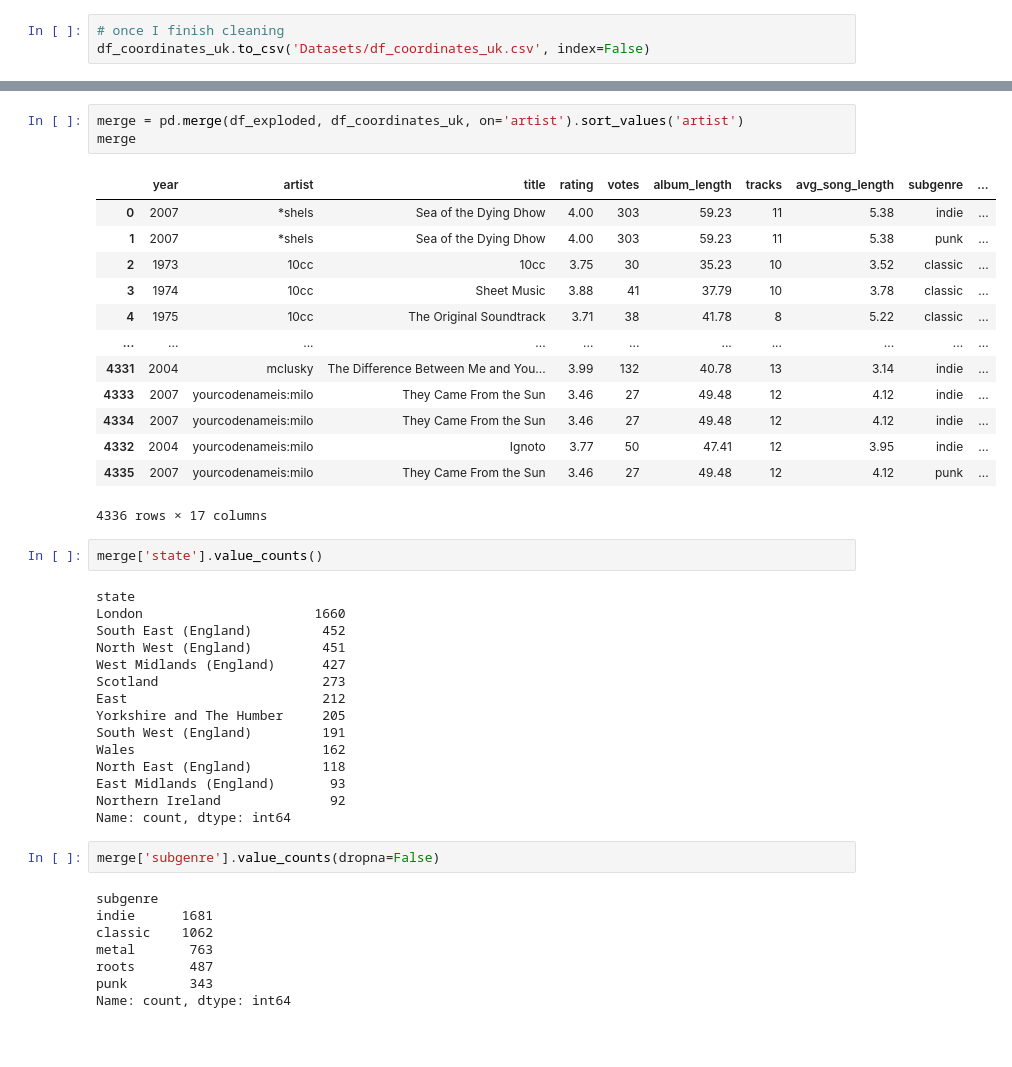
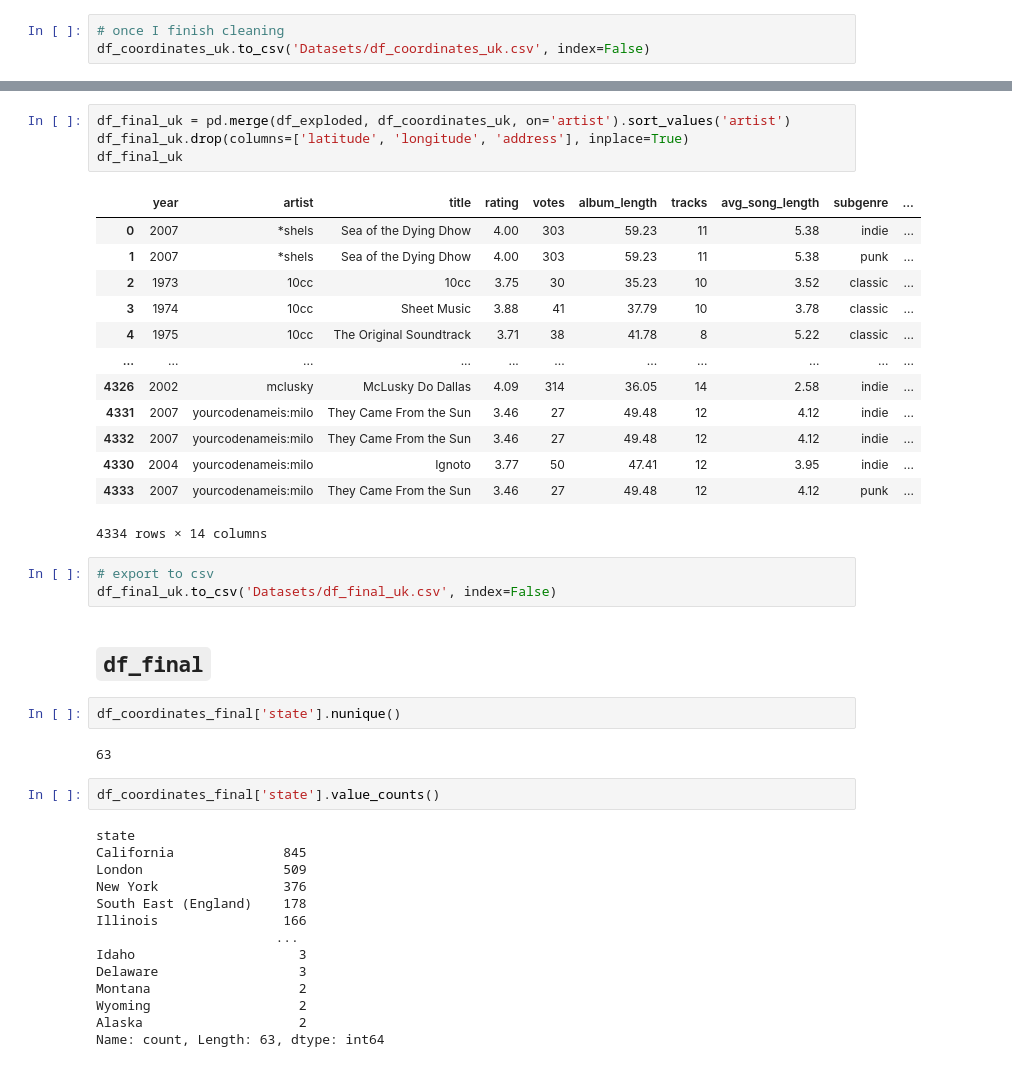
Before and after one commit to arnauog/what_the_rock, a Jupyter notebook: 4 geopy_origins.ipynb, the cells around one changed output, grey strips where cells are left out. Saved outputs shown, nothing was run; the diff lists cells and outputs as text; blank space fills up the shorter version.

Commit message:
tableau recovered

```diff
--- a/4 geopy_origins.ipynb
+++ b/4 geopy_origins.ipynb
@@ -3253,44 +3227,43 @@ df_coordinates_uk
 # %%
-merge = pd.merge(df_exploded, df_coordinates_uk, on='artist').sort_values('artist')
-merge
+df_final_uk = pd.merge(df_exploded, df_coordinates_uk, on='artist').sort_values('artist')
+df_final_uk.drop(columns=['latitude', 'longitude', 'address'], inplace=True)
+df_final_uk
 # %% [output]
 |  | year | artist | title | rating | votes | album_length | tracks | avg_song_length | subgenre | ... |
 | 0 | 2007 | *shels | Sea of the Dying Dhow | 4.00 | 303 | 59.23 | 11 | 5.38 | indie | ... |
 | 1 | 2007 | *shels | Sea of the Dying Dhow | 4.00 | 303 | 59.23 | 11 | 5.38 | punk | ... |
 | 2 | 1973 | 10cc | 10cc | 3.75 | 30 | 35.23 | 10 | 3.52 | classic | ... |
 | 3 | 1974 | 10cc | Sheet Music | 3.88 | 41 | 37.79 | 10 | 3.78 | classic | ... |
 | 4 | 1975 | 10cc | The Original Soundtrack | 3.71 | 38 | 41.78 | 8 | 5.22 | classic | ... |
 | ... | ... | ... | ... | ... | ... | ... | ... | ... | ... | ... |
-| 4331 | 2004 | mclusky | The Difference Between Me and You... | 3.99 | 132 | 40.78 | 13 | 3.14 | indie | ... |
-| 4333 | 2007 | yourcodenameis:milo | They Came From the Sun | 3.46 | 27 | 49.48 | 12 | 4.12 | indie | ... |
-| 4334 | 2007 | yourcodenameis:milo | They Came From the Sun | 3.46 | 27 | 49.48 | 12 | 4.12 | indie | ... |
-| 4332 | 2004 | yourcodenameis:milo | Ignoto | 3.77 | 50 | 47.41 | 12 | 3.95 | indie | ... |
-| 4335 | 2007 | yourcodenameis:milo | They Came From the Sun | 3.46 | 27 | 49.48 | 12 | 4.12 | punk | ... |
+| 4326 | 2002 | mclusky | McLusky Do Dallas | 4.09 | 314 | 36.05 | 14 | 2.58 | indie | ... |
+| 4331 | 2007 | yourcodenameis:milo | They Came From the Sun | 3.46 | 27 | 49.48 | 12 | 4.12 | indie | ... |
+| 4332 | 2007 | yourcodenameis:milo | They Came From the Sun | 3.46 | 27 | 49.48 | 12 | 4.12 | indie | ... |
+| 4330 | 2004 | yourcodenameis:milo | Ignoto | 3.77 | 50 | 47.41 | 12 | 3.95 | indie | ... |
+| 4333 | 2007 | yourcodenameis:milo | They Came From the Sun | 3.46 | 27 | 49.48 | 12 | 4.12 | punk | ... |
-4336 rows × 17 columns
+4334 rows × 14 columns
+# %%
+# export to csv
+df_final_uk.to_csv('Datasets/df_final_uk.csv', index=False)
+# %% [markdown]
+## ``df_final``
+# %%
+df_coordinates_final['state'].nunique()
+# %% [output]
+63
 # %%
-merge['state'].value_counts()
+df_coordinates_final['state'].value_counts()
 # %% [output]
 state
-London                      1660
-South East (England)         452
-North West (England)         451
-West Midlands (England)      427
-Scotland                     273
-East                         212
-Yorkshire and The Humber     205
-South West (England)         191
-Wales                        162
-North East (England)         118
-East Midlands (England)       93
-Northern Ireland              92
-Name: count, dtype: int64
+California              845
+London                  509
+New York                376
+South East (England)    178
+Illinois                166
+                       ...
+Idaho                     3
+Delaware                  3
+Montana                   2
+Wyoming                   2
+Alaska                    2
+Name: count, Length: 63, dtype: int64
-# %%
-merge['subgenre'].value_counts(dropna=False)
-# %% [output]
-subgenre
-indie      1681
-classic    1062
-metal       763
-roots       487
-punk        343
-Name: count, dtype: int64
```
Also changed, not shown: parts of 19 cells of this notebook, 9 other files.
